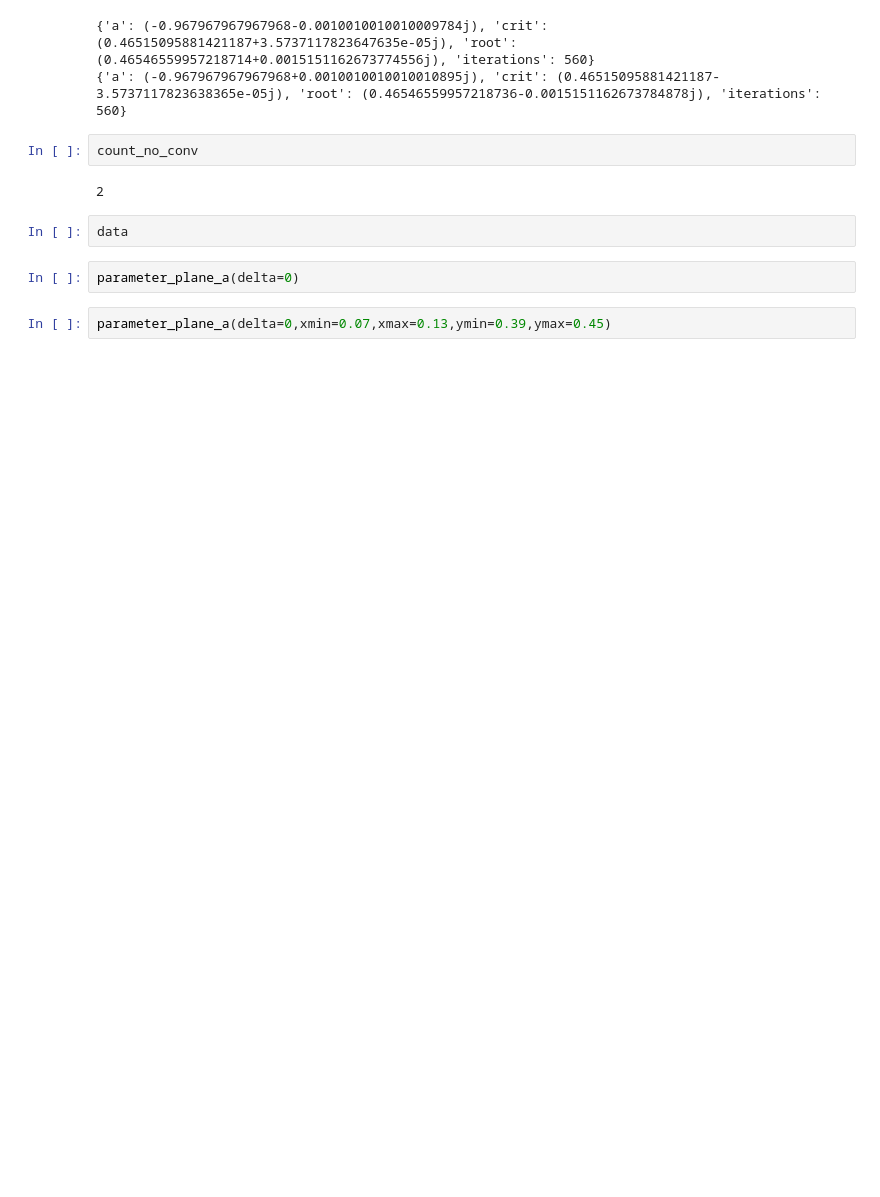
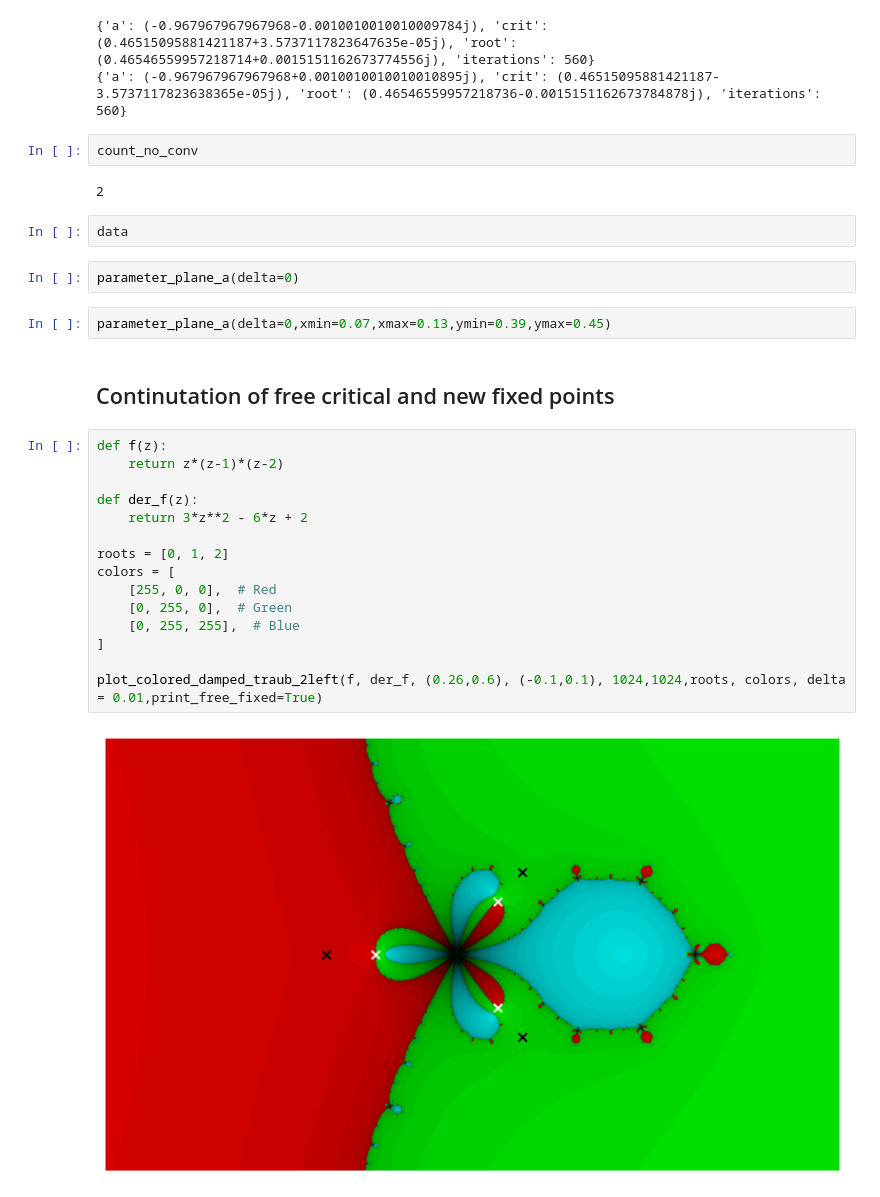
Before and after one commit to davidrosado4/damped-Traub-method, a Jupyter notebook: numerical_evidences/experiments.ipynb, the cells around one changed output. Saved outputs shown, nothing was run; the diff lists cells and outputs as text; blank space fills up the shorter version.

Commit message:
continuity in delta with fixed&crit

```diff
--- a/numerical_evidences/experiments.ipynb
+++ b/numerical_evidences/experiments.ipynb
@@ -17,3 +17,22 @@ data
 parameter_plane_a(delta=0)
 # %%
 parameter_plane_a(delta=0,xmin=0.07,xmax=0.13,ymin=0.39,ymax=0.45)
+# %% [markdown]
+## Continutation of free critical and  new fixed points
+# %%
+def f(z):
+    return z*(z-1)*(z-2)
+
+def der_f(z):
+    return 3*z**2 - 6*z + 2
+
+roots = [0, 1, 2]
+colors = [
+    [255, 0, 0],  # Red
+    [0, 255, 0],  # Green
+    [0, 255, 255],  # Blue
+]
+
+plot_colored_damped_traub_2left(f, der_f, (0.26,0.6), (-0.1,0.1), 1024,1024,roots, colors, delta = 0.01,print_free_fixed=True)
+# %% [output]
+[figure, added]
```
Also changed, not shown: parts of 3 cells of this notebook, 1 other file.
